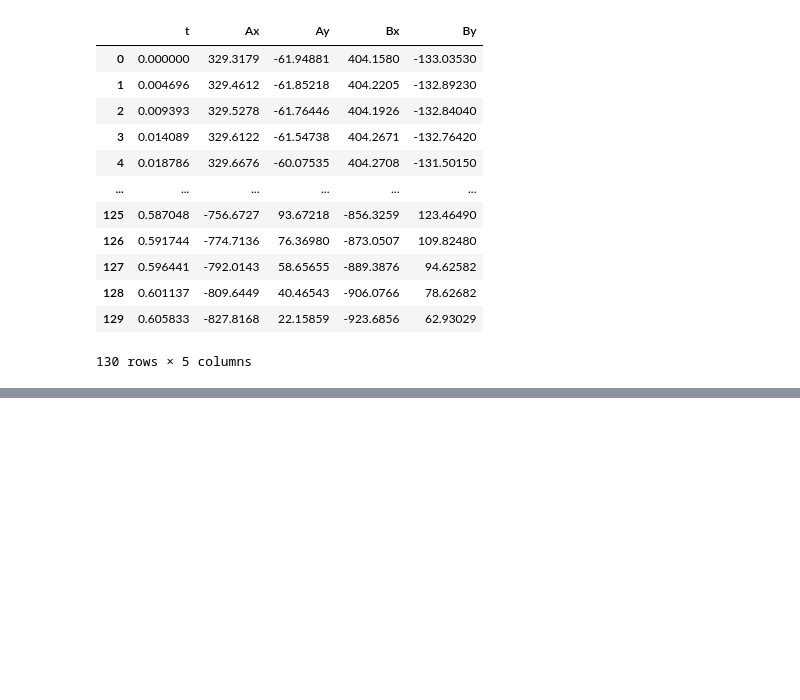
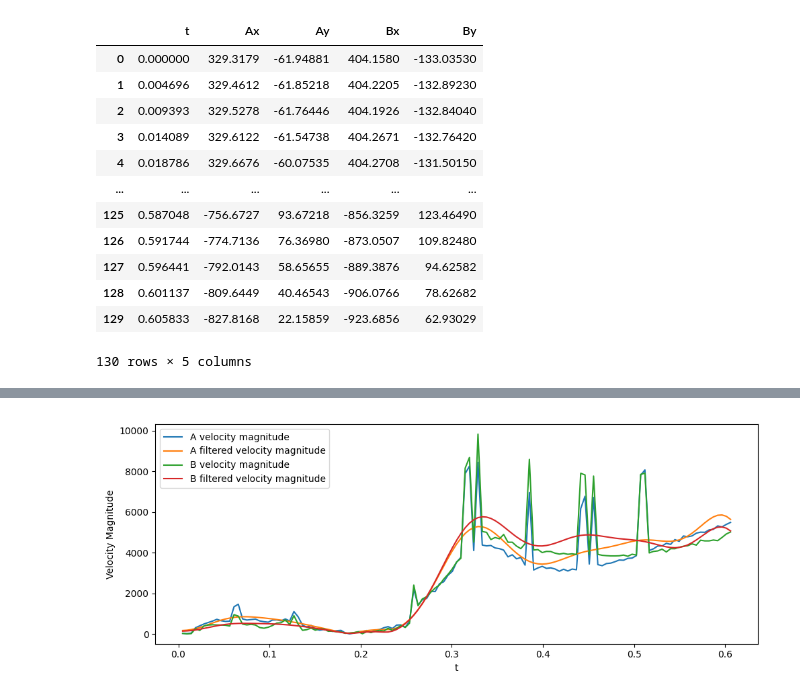
Before and after one commit to NovelMobileRobotsLab/pinto-squirrel, a Jupyter notebook: ICRA25/tracker_data/trackertest.ipynb, the cells around one changed output, grey strips where cells are left out. Drawn from its saved outputs; the diff is of its cells as text; code cells hidden in the pictures; blank space fills up the shorter version.

```diff
--- a/ICRA25/tracker_data/trackertest.ipynb
+++ b/ICRA25/tracker_data/trackertest.ipynb
@@ -35,0 +88,36 @@ plt.plot(df['t'], np.arctan2(df['Ay']-df['By'], df['Ax']-df['Bx']), marker='.')
+# %%
+# Calculate velocity magnitude of A using x position Ax and y position Ay
+df['Ax_velocity'] = df['Ax'].diff() / df['t'].diff()
+df['Ay_velocity'] = df['Ay'].diff() / df['t'].diff()
+df['A_velocity_magnitude'] = (df['Ax_velocity']**2 + df['Ay_velocity']**2)**0.5
+
+# Calculate velocity magnitude of A using x position Ax_filtered and y position Ay_filtered
+df['Ax_filtered_velocity'] = df['Ax_filtered'].diff() / df['t'].diff()
+df['Ay_filtered_velocity'] = df['Ay_filtered'].diff() / df['t'].diff()
+df['A_filtered_velocity_magnitude'] = (df['Ax_filtered_velocity']**2 + df['Ay_filtered_velocity']**2)**0.5
+
+# Calculate velocity magnitude of B using x position Bx and y position By
+df['Bx_velocity'] = df['Bx'].diff() / df['t'].diff()
+df['By_velocity'] = df['By'].diff() / df['t'].diff()
+df['B_velocity_magnitude'] = (df['Bx_velocity']**2 + df['By_velocity']**2)**0.5
+
+# Calculate velocity magnitude of B using x position Bx_filtered and y position By_filtered
+df['Bx_filtered_velocity'] = df['Bx_filtered'].diff() / df['t'].diff()
+df['By_filtered_velocity'] = df['By_filtered'].diff() / df['t'].diff()
+df['B_filtered_velocity_magnitude'] = (df['Bx_filtered_velocity']**2 + df['By_filtered_velocity']**2)**0.5
+
+# Plot velocity magnitude of A
+plt.figure(figsize=(10, 4))
+plt.plot(df['t'], df['A_velocity_magnitude'], label='A velocity magnitude')
+plt.plot(df['t'], df['A_filtered_velocity_magnitude'], label='A filtered velocity magnitude')
+
+# Plot velocity magnitude of B
+plt.plot(df['t'], df['B_velocity_magnitude'], label='B velocity magnitude')
+plt.plot(df['t'], df['B_filtered_velocity_magnitude'], label='B filtered velocity magnitude')
+
+plt.xlabel('t')
+plt.ylabel('Velocity Magnitude')
+plt.legend()
+plt.tight_layout()
+# %% [output]
+[figure, added]
```
Also changed, not shown: parts of 4 cells of this notebook.
